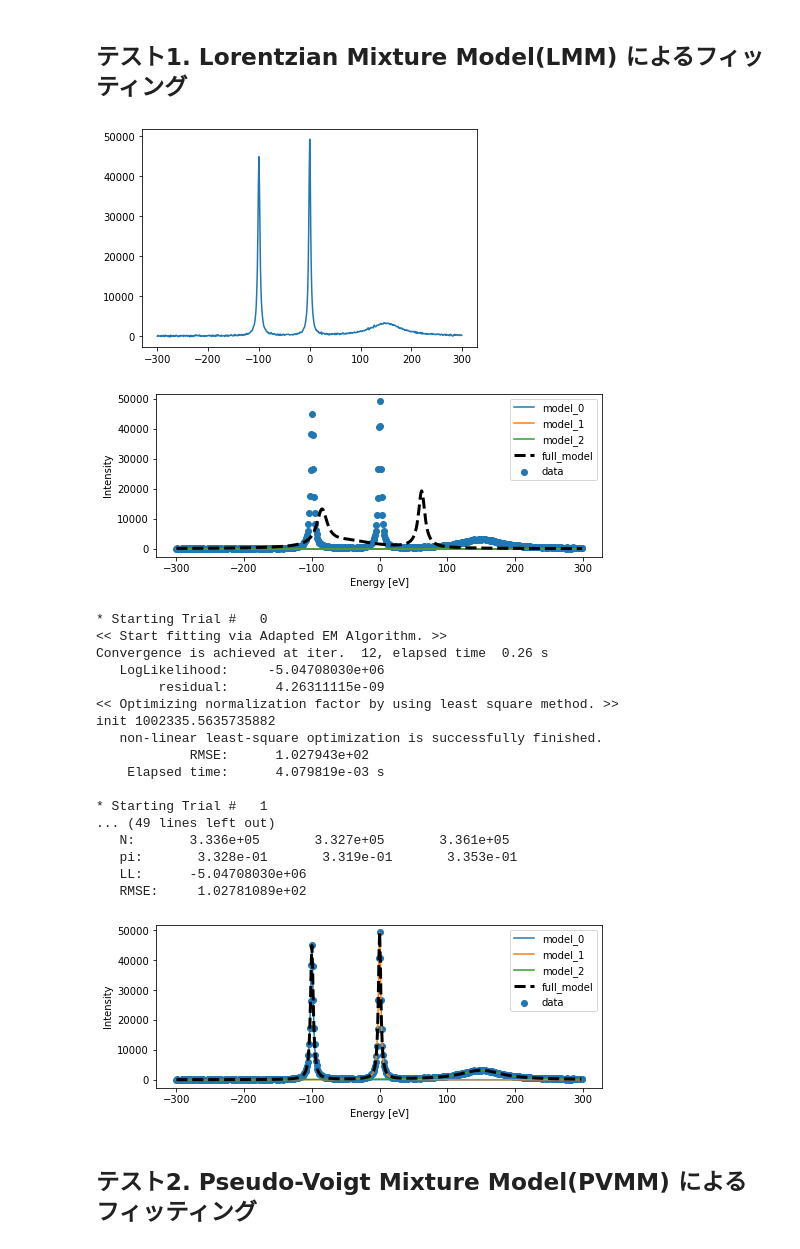
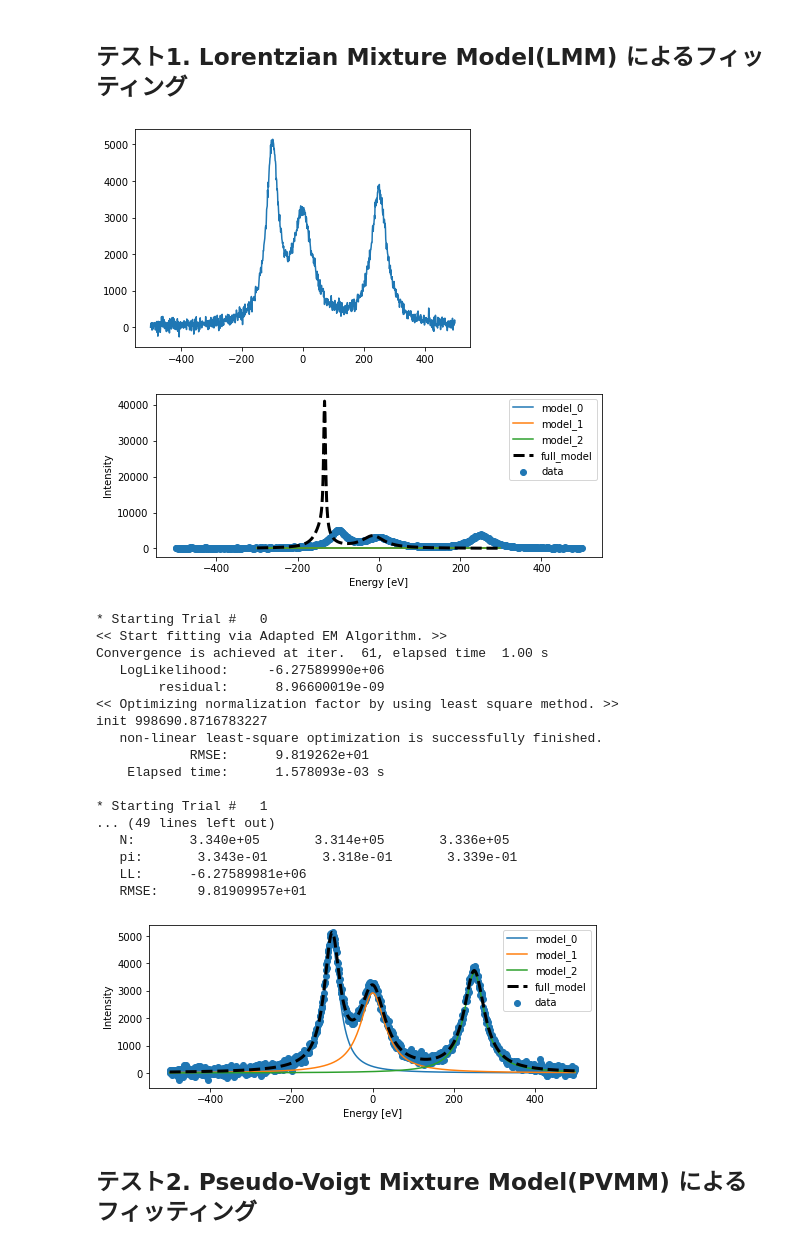
Before and after one commit to yasunobu-ando/EMPeaks, a Jupyter notebook: docs/EMPeaks_2.0.x_Tutorial.ipynb, the cells around one changed output. Drawn from its saved outputs; the diff is of its cells as text; code cells hidden in the pictures.

```diff
--- a/docs/EMPeaks_2.0.x_Tutorial.ipynb
+++ b/docs/EMPeaks_2.0.x_Tutorial.ipynb
@@ -43,52 +43,50 @@ Windowsの場合、パス区切りがバックスラッシュ"\\"で表示され
 # %% [markdown]
 ## テスト1. Lorentzian Mixture Model(LMM) によるフィッティング
 # %%
-%load_ext autoreload
-%autoreload 2
 %matplotlib inline
 from EMPeaks import LorentzianMixture
 import numpy as np
 import matplotlib.pyplot as plt
 #フィットするためのデータを生成します
 lmm_data = LorentzianMixture.LorentzianMixtureModel(K=3)
 lmm_data.model[0].x0 =-100
-lmm_data.model[1].x0 = 150
+lmm_data.model[1].x0 = 250
 lmm_data.model[2].x0 = 0
 
 #データと初期パラメータのモデルをプロットします
-x = np.arange(-300, 300)
+x = np.arange(-500, 500)
 N = 1.0e+6
 y = N * (lmm_data.predict(x) + np.random.randn(len(x)) * 1.e-4)
 plt.plot(x,y)
 lmm = LorentzianMixture.LorentzianMixtureModel(K=3)
 lmm.N_tot = sum(y)
 lmm.plot(x,y)
 
 #5回の初期パラメータサンプリングのあとに得られた最適なモデルをプロットします。
 lmm.sampling(x,y,trial=5, r_eps=1e-8)
 #lmm.fit(x, y, r_eps=1e-10)
 lmm.plot(x,y)
 # %% [output]
-[figure, old version]
+[figure, new version]
-[figure, old version]
+[figure, new version]
 * Starting Trial #   0
 << Start fitting via Adapted EM Algorithm. >>
-Convergence is achieved at iter.  12, elapsed time  0.26 s
-   LogLikelihood:     -5.04708030e+06
-        residual:      4.26311115e-09
+Convergence is achieved at iter.  61, elapsed time  1.00 s
+   LogLikelihood:     -6.27589990e+06
+        residual:      8.96600019e-09
 << Optimizing normalization factor by using least square method. >>
-init 1002335.5635735882
+init 998690.8716783227
    non-linear least-square optimization is successfully finished.
-            RMSE:      1.027943e+02
-    Elapsed time:      4.079819e-03 s
+            RMSE:      9.819262e+01
+    Elapsed time:      1.578093e-03 s
 
 * Starting Trial #   1
 ... (49 lines left out)
-   N:       3.336e+05       3.327e+05       3.361e+05
-   pi:       3.328e-01       3.319e-01       3.353e-01
-   LL:      -5.04708030e+06
-   RMSE:     1.02781089e+02
+   N:       3.340e+05       3.314e+05       3.336e+05
+   pi:       3.343e-01       3.318e-01       3.339e-01
+   LL:      -6.27589981e+06
+   RMSE:     9.81909957e+01
-[figure, old version]
+[figure, new version]
 # %% [markdown]
 ## テスト2. Pseudo-Voigt Mixture Model(PVMM) によるフィッティング
 # %%
```
Also changed, not shown: parts of 2 cells of this notebook, 7 other files.
